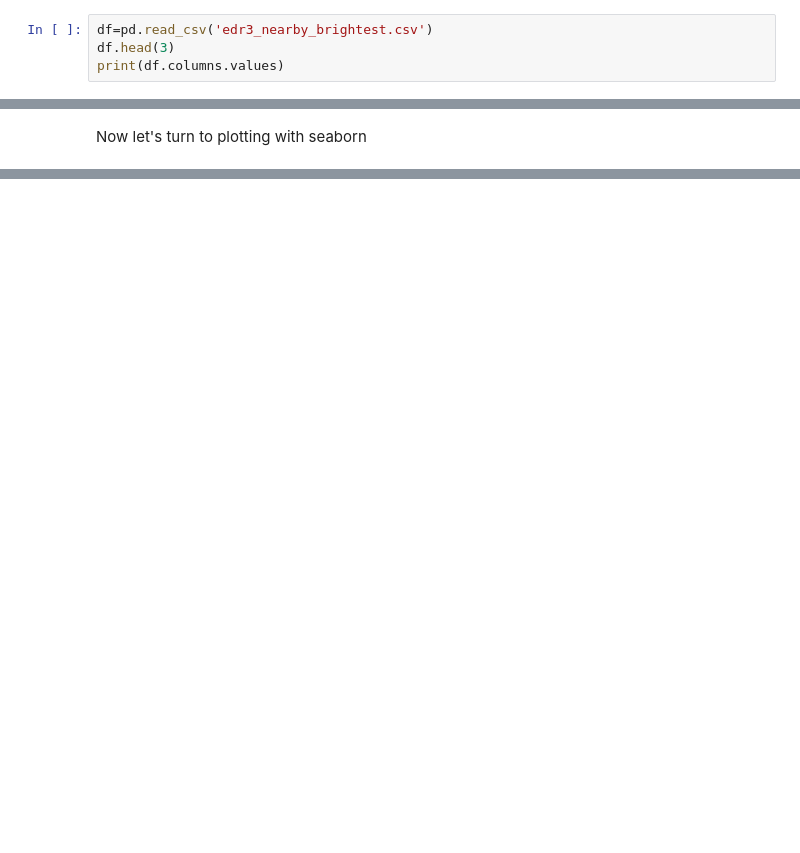
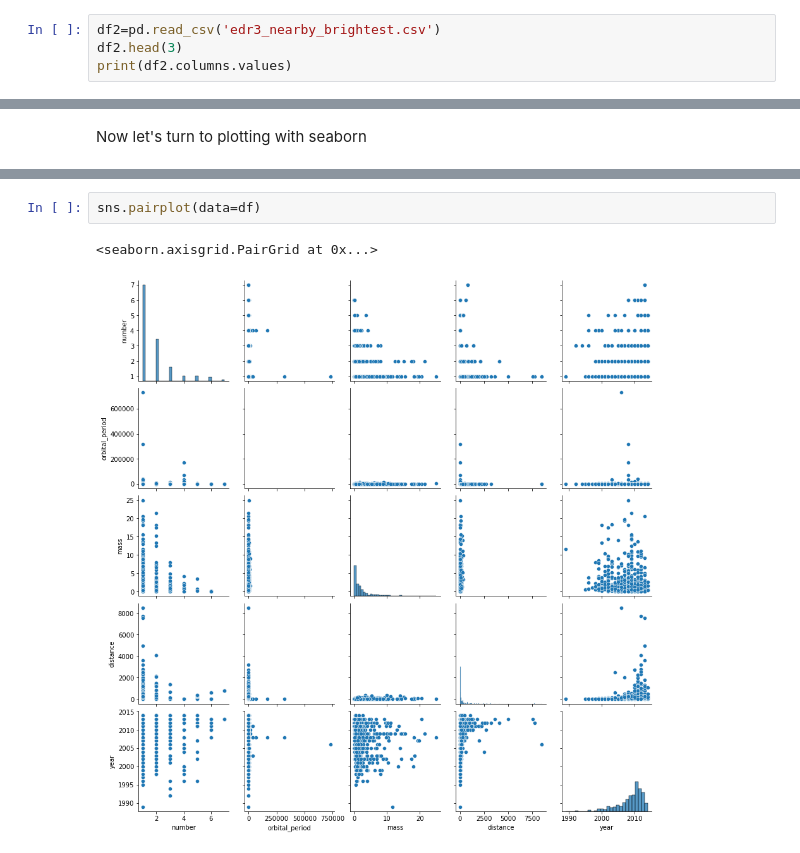
Before and after one commit to ari-maller/bootcamp_notebooks, a Jupyter notebook: pandas_and_seaborn.ipynb, the cells around one changed output, grey strips where cells are left out. Saved outputs shown, nothing was run; the diff lists cells and outputs as text; blank space fills up the shorter version.

```diff
--- a/pandas_and_seaborn.ipynb
+++ b/pandas_and_seaborn.ipynb
@@ -44,4 +169,4 @@ df.loc[df['method']=='Radial Velocity'] #note loc, not iloc
 # %%
-df=pd.read_csv('edr3_nearby_brightest.csv')
-df.head(3)
-print(df.columns.values)
+df2=pd.read_csv('edr3_nearby_brightest.csv')
+df2.head(3)
+print(df2.columns.values)
@@ -64,0 +210,5 @@ sns.rugplot(data=df, x='mass',ax=axs[1][1])
+# %%
+sns.pairplot(data=df)
+# %% [output]
+<seaborn.axisgrid.PairGrid at 0x...>
+[figure, added]
```
Also changed, not shown: parts of 15 cells of this notebook, 3 other files.
